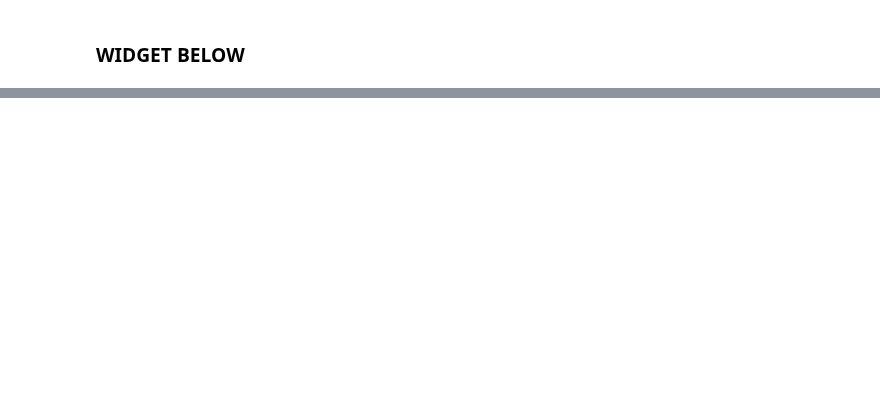
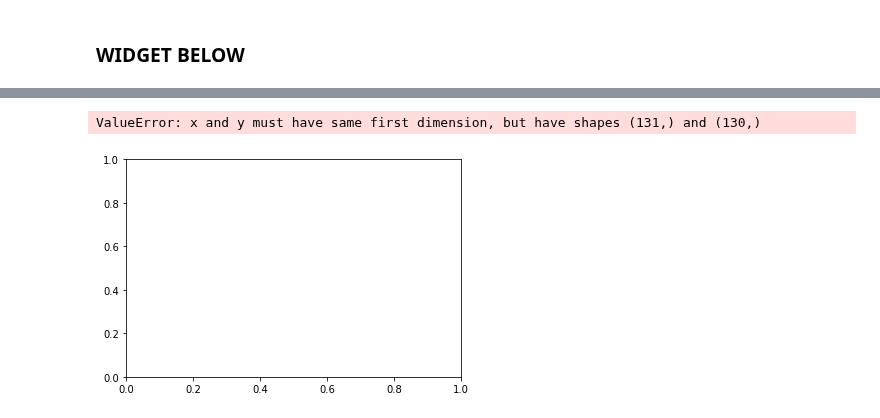
Before and after one commit to Niloo1371/Finding_droplets, a Jupyter notebook: Package/Use_preprocess.ipynb, the cells around one changed output, grey strips where cells are left out. Saved outputs shown, nothing was run; the diff lists cells and outputs as text; code cells hidden in the pictures; blank space fills up the shorter version.

Commit message:
Pushing latest work. Very little is prepped for use by others,, but it's good to have a backup

```diff
--- a/Package/Use_preprocess.ipynb
+++ b/Package/Use_preprocess.ipynb
@@ -164 +275,8 @@ n= gc.collect()
+# %%
+plt.plot(n[1],n[0][0])
+plt.plot(n[0][2],n[0][1])
+plt.plot(n[0][2],n[0][2])
+# %% [output]
+ValueError: x and y must have same first dimension, but have shapes (131,) and (130,)
+[figure, added]
 # %%
```
Also changed, not shown: parts of 19 cells of this notebook, 7 other files.
